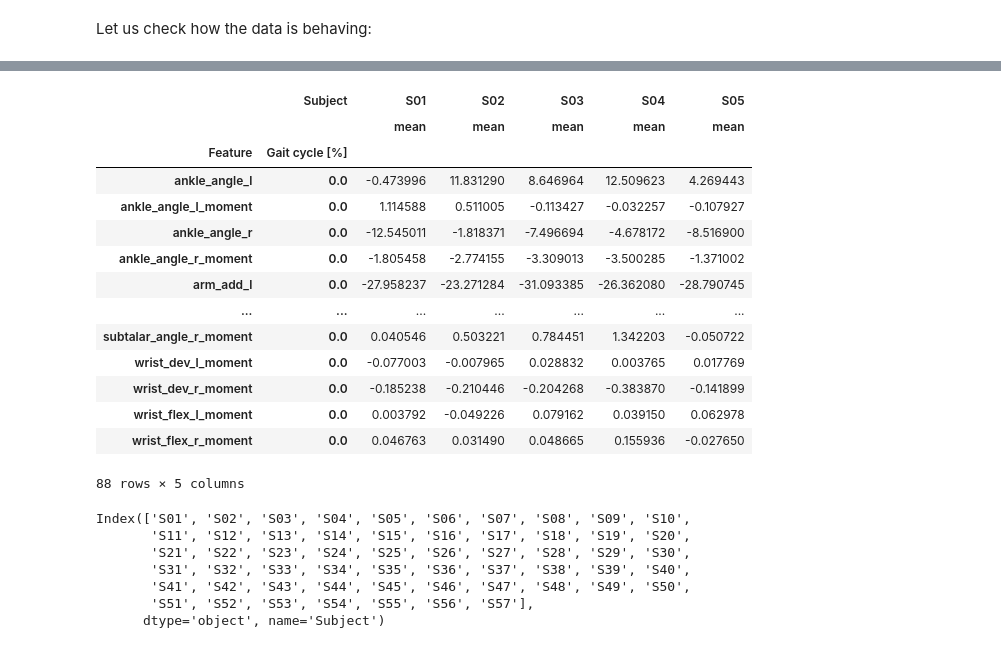
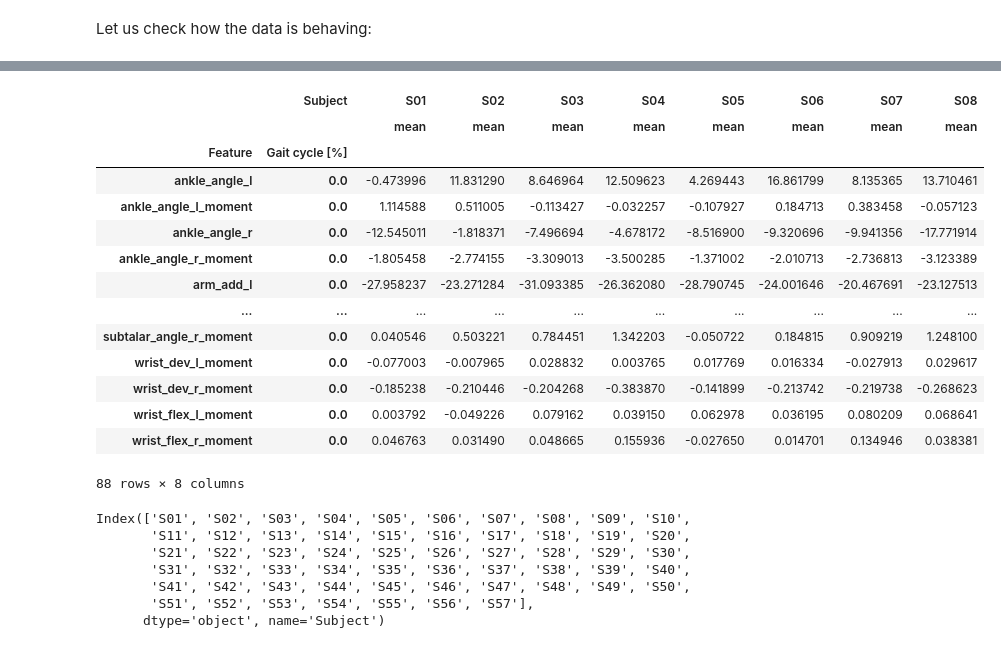
Before and after one commit to leo1929/Trabajo-Conjunto, a Jupyter notebook: Copia_de_PCA_n_kPCA_classification.ipynb, the cells around one changed output, grey strips where cells are left out. Saved outputs shown, nothing was run; the diff lists cells and outputs as text; code cells hidden in the pictures.

```diff
--- a/Copia_de_PCA_n_kPCA_classification.ipynb
+++ b/Copia_de_PCA_n_kPCA_classification.ipynb
@@ -121,20 +121,22 @@ Horst_mean.head(100)
 # %%
+#MANEJO DE DATOS MULTIINDEXADO
 idx = pd.IndexSlice
-Horst_mean.loc[idx[:,0.0000], idx['S01':'S05','mean']]
+#CREAMOS UN DATASETS
+Horst_mean.loc[idx[:,0.0000], idx['S01':'S08','mean']]
 # %% [output]
-|  | Subject | S01 | S02 | S03 | S04 | S05 |
-|  |  | mean | mean | mean | mean | mean |
-| Feature | Gait cycle [%] |  |  |  |  |  |
-| ankle_angle_l | 0.0 | -0.473996 | 11.831290 | 8.646964 | 12.509623 | 4.269443 |
-| ankle_angle_l_moment | 0.0 | 1.114588 | 0.511005 | -0.113427 | -0.032257 | -0.107927 |
-| ankle_angle_r | 0.0 | -12.545011 | -1.818371 | -7.496694 | -4.678172 | -8.516900 |
-| ankle_angle_r_moment | 0.0 | -1.805458 | -2.774155 | -3.309013 | -3.500285 | -1.371002 |
-| arm_add_l | 0.0 | -27.958237 | -23.271284 | -31.093385 | -26.362080 | -28.790745 |
-| ... | ... | ... | ... | ... | ... | ... |
-| subtalar_angle_r_moment | 0.0 | 0.040546 | 0.503221 | 0.784451 | 1.342203 | -0.050722 |
-| wrist_dev_l_moment | 0.0 | -0.077003 | -0.007965 | 0.028832 | 0.003765 | 0.017769 |
-| wrist_dev_r_moment | 0.0 | -0.185238 | -0.210446 | -0.204268 | -0.383870 | -0.141899 |
-| wrist_flex_l_moment | 0.0 | 0.003792 | -0.049226 | 0.079162 | 0.039150 | 0.062978 |
-| wrist_flex_r_moment | 0.0 | 0.046763 | 0.031490 | 0.048665 | 0.155936 | -0.027650 |
+|  | Subject | S01 | S02 | S03 | S04 | S05 | S06 | S07 | S08 |
+|  |  | mean | mean | mean | mean | mean | mean | mean | mean |
+| Feature | Gait cycle [%] |  |  |  |  |  |  |  |  |
+| ankle_angle_l | 0.0 | -0.473996 | 11.831290 | 8.646964 | 12.509623 | 4.269443 | 16.861799 | 8.135365 | 13.710461 |
+| ankle_angle_l_moment | 0.0 | 1.114588 | 0.511005 | -0.113427 | -0.032257 | -0.107927 | 0.184713 | 0.383458 | -0.057123 |
+| ankle_angle_r | 0.0 | -12.545011 | -1.818371 | -7.496694 | -4.678172 | -8.516900 | -9.320696 | -9.941356 | -17.771914 |
+| ankle_angle_r_moment | 0.0 | -1.805458 | -2.774155 | -3.309013 | -3.500285 | -1.371002 | -2.010713 | -2.736813 | -3.123389 |
+| arm_add_l | 0.0 | -27.958237 | -23.271284 | -31.093385 | -26.362080 | -28.790745 | -24.001646 | -20.467691 | -23.127513 |
+| ... | ... | ... | ... | ... | ... | ... | ... | ... | ... |
+| subtalar_angle_r_moment | 0.0 | 0.040546 | 0.503221 | 0.784451 | 1.342203 | -0.050722 | 0.184815 | 0.909219 | 1.248100 |
+| wrist_dev_l_moment | 0.0 | -0.077003 | -0.007965 | 0.028832 | 0.003765 | 0.017769 | 0.016334 | -0.027913 | 0.029617 |
+| wrist_dev_r_moment | 0.0 | -0.185238 | -0.210446 | -0.204268 | -0.383870 | -0.141899 | -0.213742 | -0.219738 | -0.268623 |
+| wrist_flex_l_moment | 0.0 | 0.003792 | -0.049226 | 0.079162 | 0.039150 | 0.062978 | 0.036195 | 0.080209 | 0.068641 |
+| wrist_flex_r_moment | 0.0 | 0.046763 | 0.031490 | 0.048665 | 0.155936 | -0.027650 | 0.014701 | 0.134946 | 0.038381 |
-88 rows × 5 columns
+88 rows × 8 columns
 # %%
```
Also changed, not shown: parts of 29 cells of this notebook.
